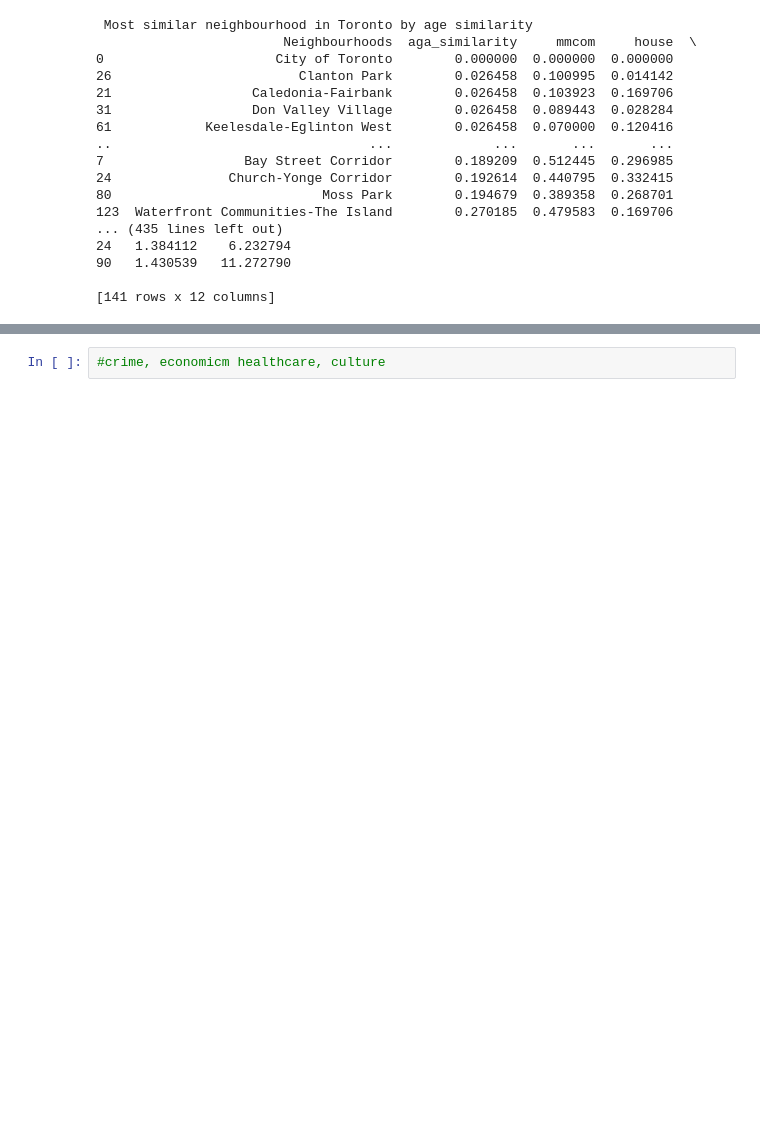
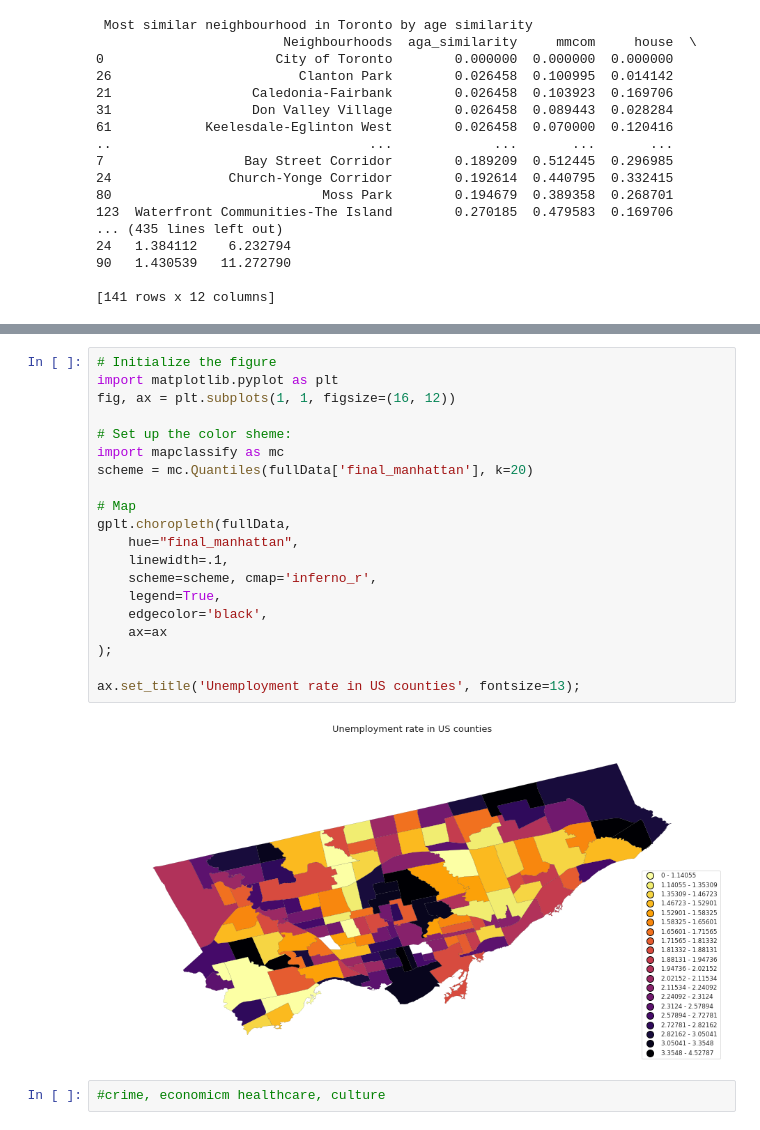
Before and after one commit to Simha-Kalimipalli/toronto-hoods-housing, a Jupyter notebook: Untitled0.ipynb, the cells around one changed output, grey strips where cells are left out. Cells and saved outputs as stored; diff of their text form; blank space fills up the shorter version.

```diff
--- a/Untitled0.ipynb
+++ b/Untitled0.ipynb
@@ -680,3 +726,25 @@ data = pd.read_csv("drive/My Drive/development/MachineLearning/Neighborhoods/new
+# %%
+# Initialize the figure
+import matplotlib.pyplot as plt
+fig, ax = plt.subplots(1, 1, figsize=(16, 12))
+
+# Set up the color sheme:
+import mapclassify as mc
+scheme = mc.Quantiles(fullData['final_manhattan'], k=20)
+
+# Map
+gplt.choropleth(fullData,
+    hue="final_manhattan",
+    linewidth=.1,
+    scheme=scheme, cmap='inferno_r',
+    legend=True,
+    edgecolor='black',
+    ax=ax
+);
+
+ax.set_title('Unemployment rate in US counties', fontsize=13);
+# %% [output]
+[figure, added]
 # %%
 #crime, economicm healthcare, culture
 # %%
```
Also changed, not shown: parts of 2 cells of this notebook.
